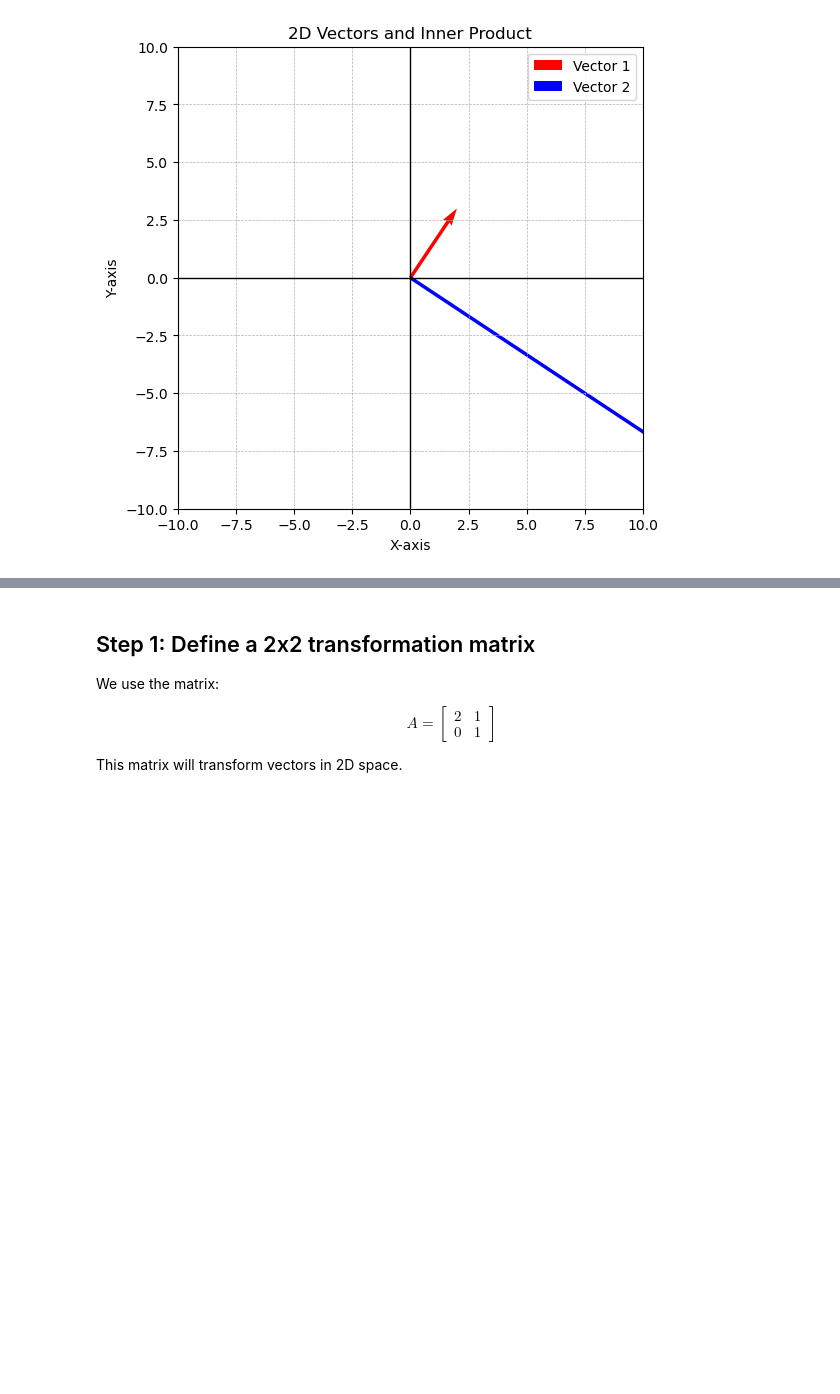
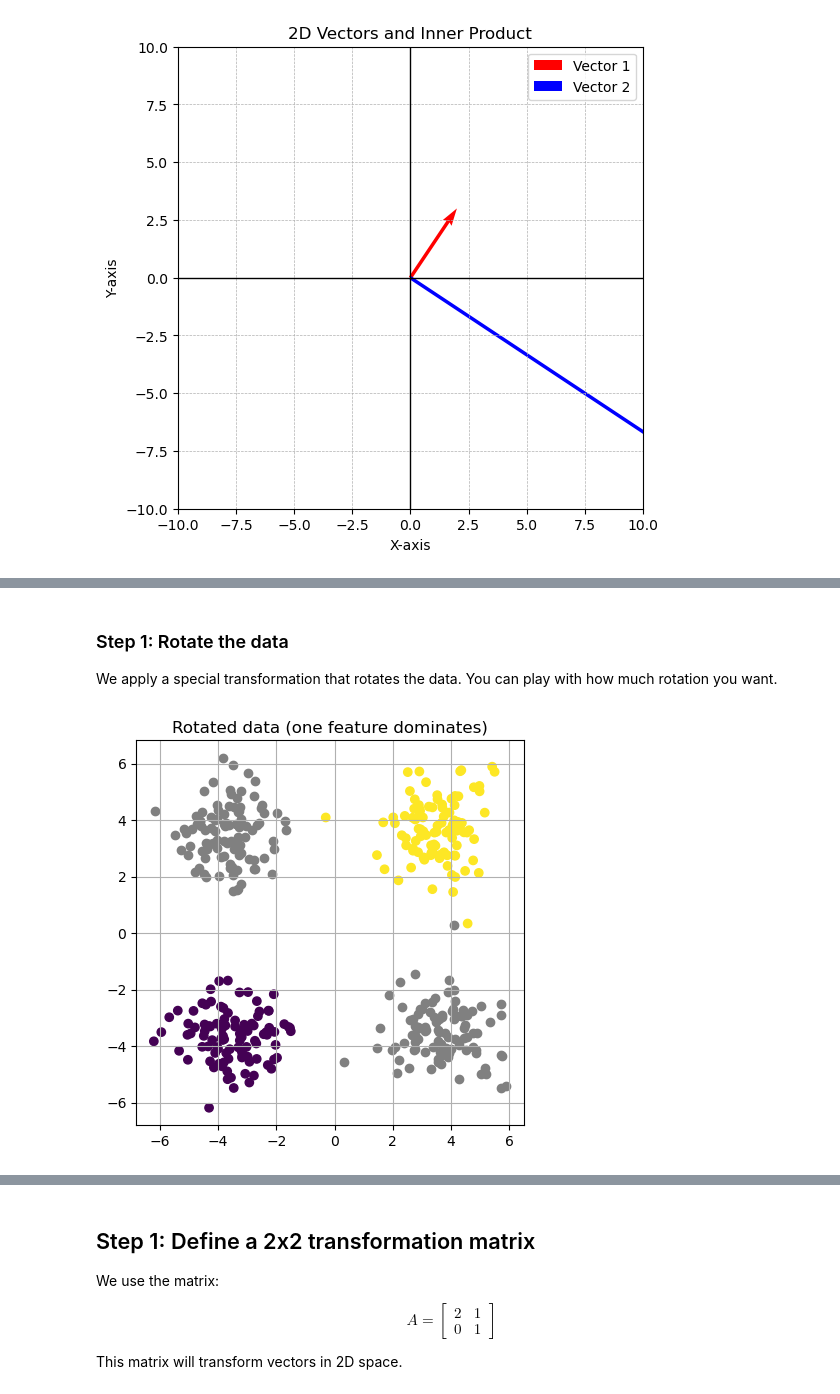
Before and after one commit to imanmossavat/ml-teaching-materials-fontys, a Jupyter notebook: ML Studio/S4_Inner_product.ipynb, the cells around one changed output, grey strips where cells are left out. Saved outputs shown, nothing was run; the diff lists cells and outputs as text; code cells hidden in the pictures; blank space fills up the shorter version.

```diff
--- a/ML Studio/S4_Inner_product.ipynb
+++ b/ML Studio/S4_Inner_product.ipynb
@@ -202,0 +241,20 @@ We will see how a matrix transforms the vectors by rotating and scaling them.
+# %% [markdown]
+### Step 1: Rotate the data
+
+We apply a special transformation that rotates the data. You can play with how much rotation you want.
+# %%
+# Distortion matrix (stretch x-axis)
+rotation= np.pi/2
+A = np.array([[np.cos(rotation), -np.sin(rotation)],
+              [np.sin(rotation), np.cos(rotation)]])
+
+X_rot = X @ A.T
+
+plt.figure(figsize=(5,5))
+plt.scatter(X[:,0], X[:,1], c='gray')
+plt.scatter(X_rot[:,0], X_rot[:,1], c=y)
+plt.title("Rotated data (one feature dominates)")
+plt.grid(True)
+plt.show()
+# %% [output]
+[figure, added]
```
Also changed, not shown: parts of 32 cells of this notebook.
